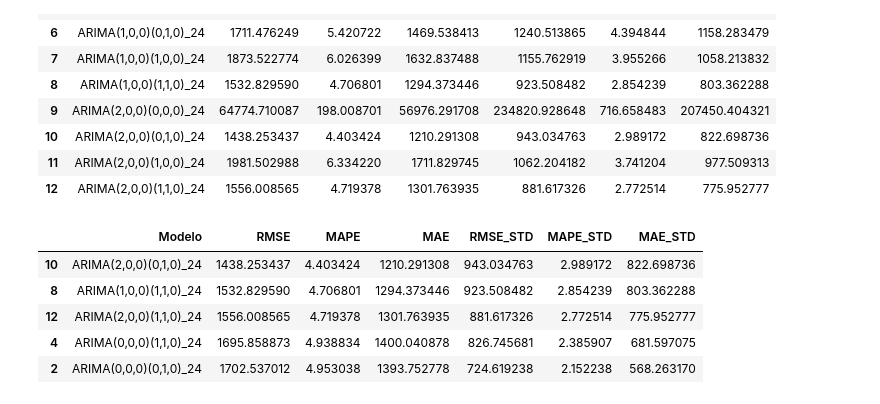
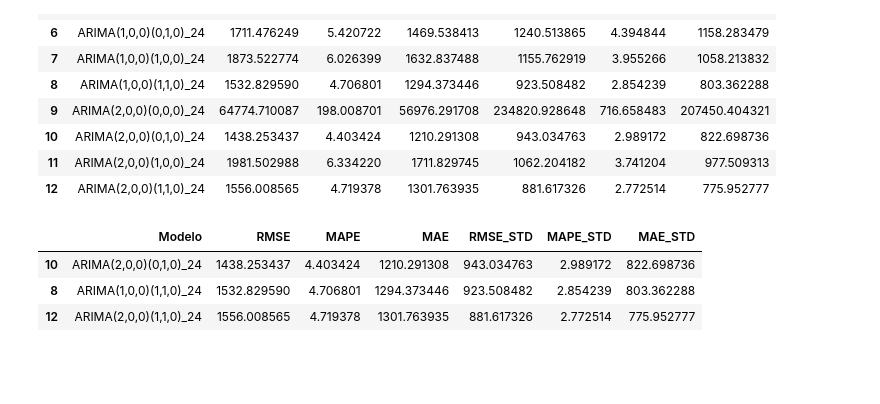
Before and after one commit to JairRamosG/Demanda_Energetica_SARIMA, a Jupyter notebook: notebooks/03_Modelos.ipynb, the cells around one changed output. Drawn from its saved outputs; the diff is of its cells as text; code cells hidden in the pictures; blank space fills up the shorter version.

```diff
--- a/notebooks/03_Modelos.ipynb
+++ b/notebooks/03_Modelos.ipynb
@@ -176,11 +176,9 @@ metricas_sarimas
 | 11 | ARIMA(2,0,0)(1,0,0)_24 | 1981.502988 | 6.334220 | 1711.829745 | 1062.204182 | 3.741204 | 977.509313 |
 | 12 | ARIMA(2,0,0)(1,1,0)_24 | 1556.008565 | 4.719378 | 1301.763935 | 881.617326 | 2.772514 | 775.952777 |
 # %%
-metricas_sarimas.sort_values(by = 'RMSE', ascending = True)[:5]
+metricas_sarimas.sort_values(by = 'RMSE', ascending = True)[:3]
 # %% [output]
 |  | Modelo | RMSE | MAPE | MAE | RMSE_STD | MAPE_STD | MAE_STD |
 | 10 | ARIMA(2,0,0)(0,1,0)_24 | 1438.253437 | 4.403424 | 1210.291308 | 943.034763 | 2.989172 | 822.698736 |
 | 8 | ARIMA(1,0,0)(1,1,0)_24 | 1532.829590 | 4.706801 | 1294.373446 | 923.508482 | 2.854239 | 803.362288 |
 | 12 | ARIMA(2,0,0)(1,1,0)_24 | 1556.008565 | 4.719378 | 1301.763935 | 881.617326 | 2.772514 | 775.952777 |
-| 4 | ARIMA(0,0,0)(1,1,0)_24 | 1695.858873 | 4.938834 | 1400.040878 | 826.745681 | 2.385907 | 681.597075 |
-| 2 | ARIMA(0,0,0)(0,1,0)_24 | 1702.537012 | 4.953038 | 1393.752778 | 724.619238 | 2.152238 | 568.263170 |
```
Also changed, not shown: parts of 4 cells of this notebook.
